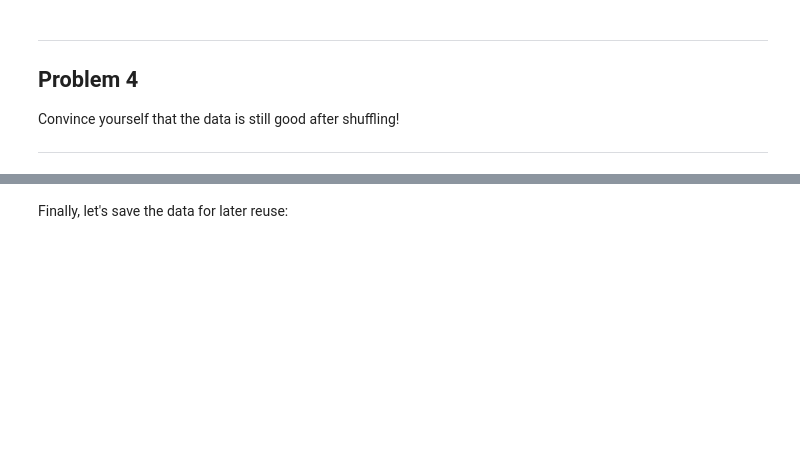
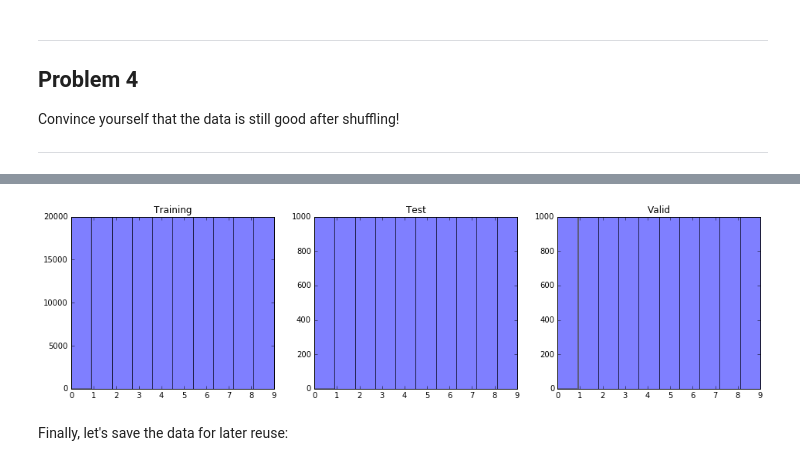
Before and after one commit to thomalm/udacity, a Jupyter notebook: deep-learning/1_notmnist.ipynb, the cells around one changed output, grey strips where cells are left out. Drawn from its saved outputs; the diff is of its cells as text; code cells hidden in the pictures; blank space fills up the shorter version.

```diff
--- a/deep-learning/1_notmnist.ipynb
+++ b/deep-learning/1_notmnist.ipynb
@@ -374,3 +421,16 @@ Convince yourself that the data is still good after shuffling!
+# %%
+plt.figure(figsize=(16, 4))
+
+def visualize_distributions(datasets, titles):
+    for i, d in enumerate([train_labels, test_labels, valid_labels]):
+        plt.subplot(1, 3, i+1)
+        plt.hist(d, 10, alpha=.5)
+        plt.title(titles[i])
+        plt.xlim(0, 9)
+
+visualize_distributions([train_dataset, test_dataset, valid_dataset], ["Training", "Test", "Valid"])
+# %% [output]
+[figure, added]
 # %% [markdown]
 Finally, let's save the data for later reuse:
 # %%
```
Also changed, not shown: parts of 5 cells of this notebook.
